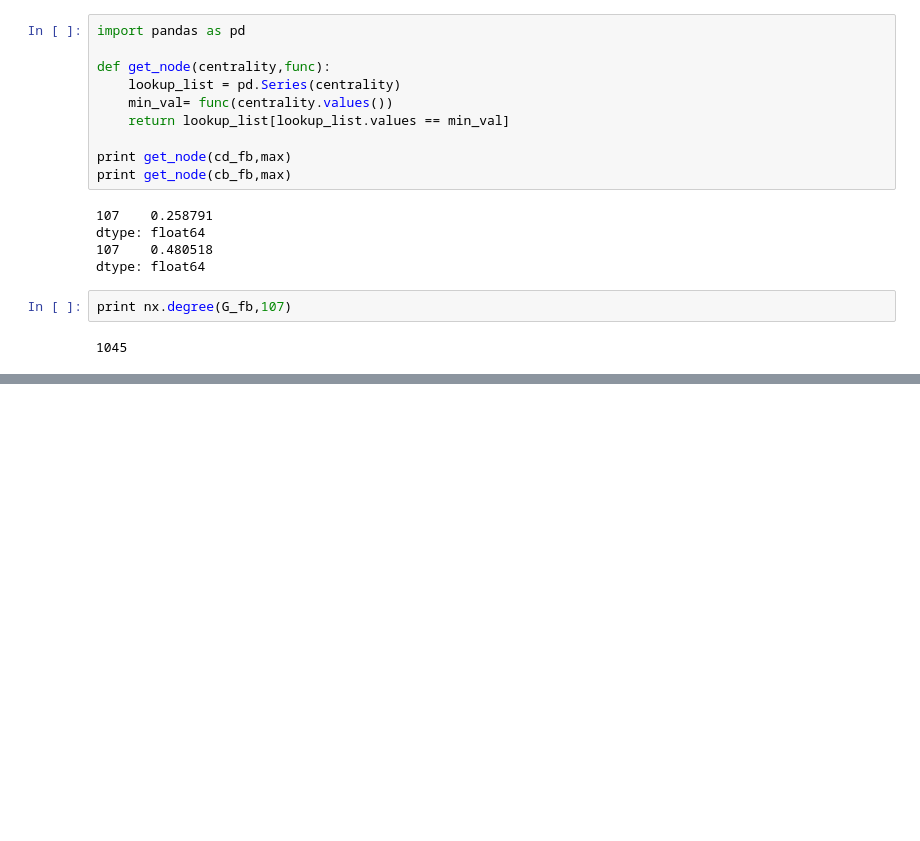
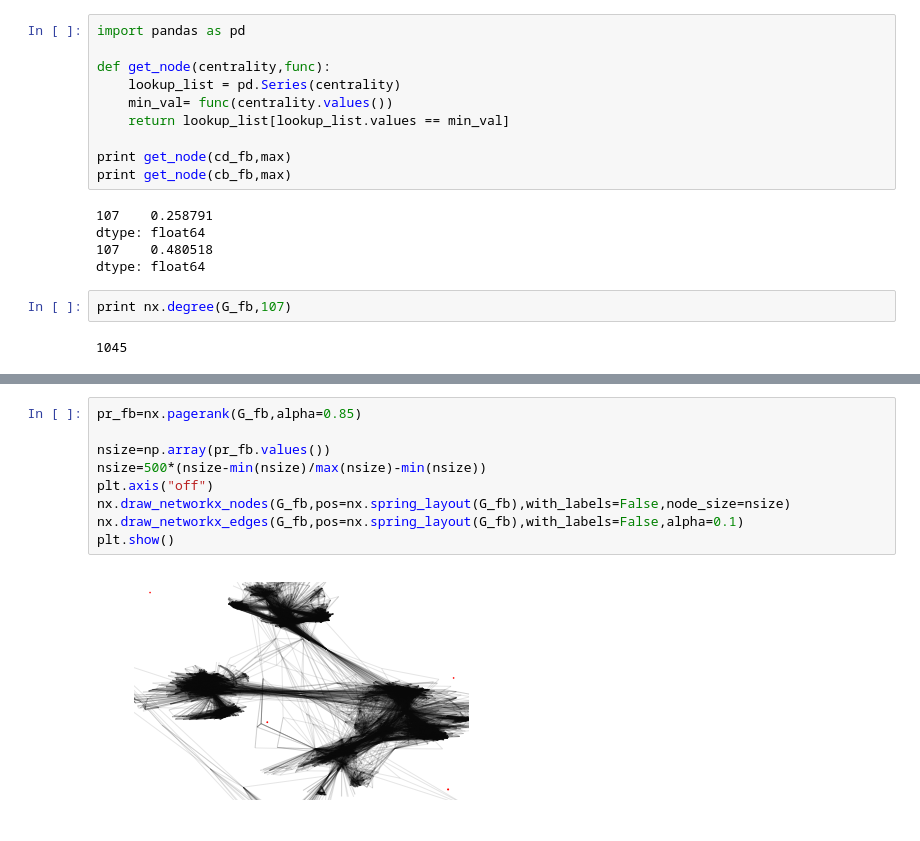
Before and after one commit to sherna90/matematicas_discretas, a Jupyter notebook: redes_sociales.ipynb, the cells around one changed output, grey strips where cells are left out. Drawn from its saved outputs; the diff is of its cells as text; blank space fills up the shorter version.

Commit message:
pagerank

```diff
--- a/redes_sociales.ipynb
+++ b/redes_sociales.ipynb
@@ -74,0 +97,11 @@ print nx.degree(G_fb,107)
+# %%
+pr_fb=nx.pagerank(G_fb,alpha=0.85)
+
+nsize=np.array(pr_fb.values())
+nsize=500*(nsize-min(nsize)/max(nsize)-min(nsize))
+plt.axis("off")
+nx.draw_networkx_nodes(G_fb,pos=nx.spring_layout(G_fb),with_labels=False,node_size=nsize)
+nx.draw_networkx_edges(G_fb,pos=nx.spring_layout(G_fb),with_labels=False,alpha=0.1)
+plt.show()
+# %% [output]
+[figure, added]
```
Also changed, not shown: parts of 4 cells of this notebook, 1 other file.
